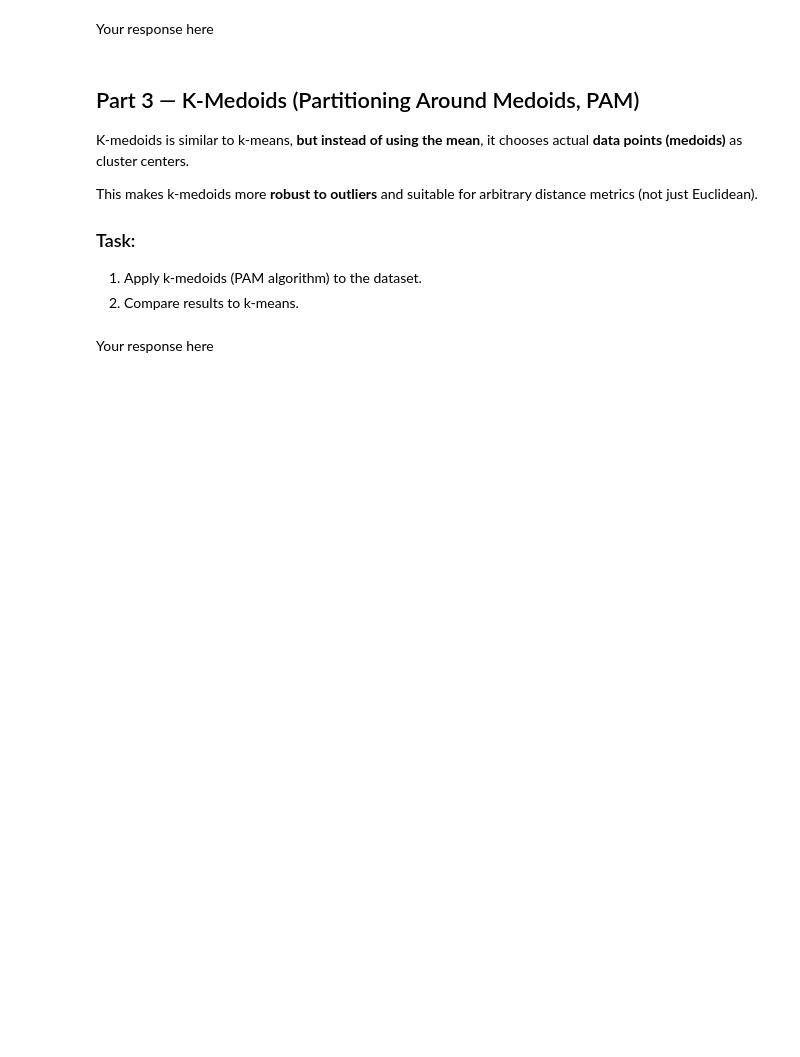
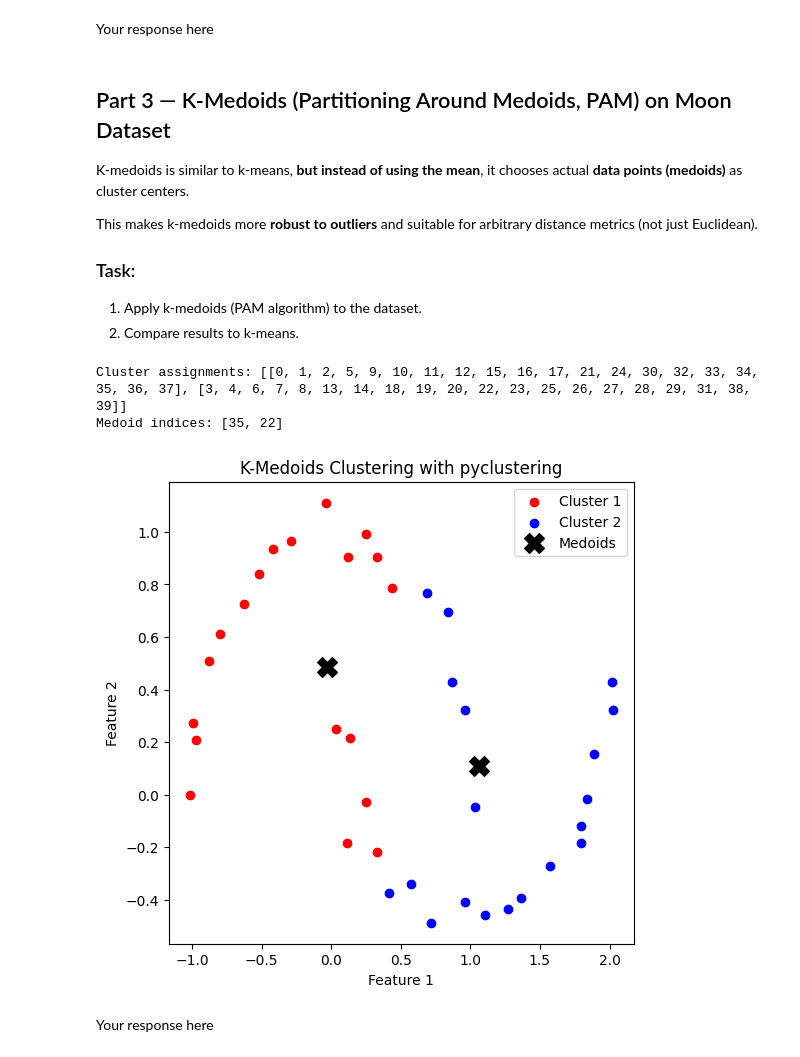
Before and after one commit to wingated/cs473, a Jupyter notebook: mini_labs/week_14_clustering.ipynb, the cells around one changed output. Saved outputs shown, nothing was run; the diff lists cells and outputs as text; code cells hidden in the pictures; blank space fills up the shorter version.

Commit message:
Kmeans and Kmetoids use the same dataset

```diff
--- a/mini_labs/week_14_clustering.ipynb
+++ b/mini_labs/week_14_clustering.ipynb
@@ -91,7 +118,7 @@ plt.show()
 # %% [markdown]
 Your response here
 # %% [markdown]
-## Part 3 — K-Medoids (Partitioning Around Medoids, PAM)
+## Part 3 — K-Medoids (Partitioning Around Medoids, PAM) on Moon Dataset
 
 K-medoids is similar to k-means, **but instead of using the mean**, it chooses actual **data points (medoids)** as cluster centers.
 
@@ -106,12 +133,7 @@ import matplotlib.pyplot as plt
 from pyclustering.cluster.kmedoids import kmedoids
 from pyclustering.utils import calculate_distance_matrix
 
-# Generate toy dataset
-np.random.seed(42)
-X = np.vstack([
-    np.random.normal(loc=[0, 0], scale=0.5, size=(20, 2)),
-    np.random.normal(loc=[3, 3], scale=0.5, size=(20, 2))
-])
+
 
 # Choose initial medoids (indices of points in X)
 initial_medoids = [0, 25]
@@ -119,33 +141,37 @@ initial_medoids = [0, 25]
 # Run K-Medoids
 kmedoids_instance = kmedoids(X.tolist(), initial_medoids, data_type='points')
 kmedoids_instance.process()
 
 clusters = kmedoids_instance.get_clusters()
 medoids = kmedoids_instance.get_medoids()
 
 print("Cluster assignments:", clusters)
 print("Medoid indices:", medoids)
 
 # --- Visualization ---
 colors = ['red', 'blue', 'green', 'orange', 'purple']
 
 plt.figure(figsize=(6, 6))
 for cluster_idx, cluster in enumerate(clusters):
     points = np.array([X[i] for i in cluster])
     plt.scatter(points[:, 0], points[:, 1],
                 c=colors[cluster_idx % len(colors)],
                 label=f"Cluster {cluster_idx+1}")
 
 # Plot medoids
 medoid_points = np.array([X[i] for i in medoids])
 plt.scatter(medoid_points[:, 0], medoid_points[:, 1],
             c='black', marker='X', s=200, label="Medoids")
 
 plt.title("K-Medoids Clustering with pyclustering")
 plt.xlabel("Feature 1")
 plt.ylabel("Feature 2")
 plt.legend()
 plt.show()
+# %% [output]
+Cluster assignments: [[0, 1, 2, 5, 9, 10, 11, 12, 15, 16, 17, 21, 24, 30, 32, 33, 34, 35, 36, 37], [3, 4, 6, 7, 8, 13, 14, 18, 19, 20, 22, 23, 25, 26, 27, 28, 29, 31, 38, 39]]
+Medoid indices: [35, 22]
+[figure, added]
 # %% [markdown]
 Your response here
 # %% [markdown]
```
Also changed, not shown: parts of 4 cells of this notebook.
